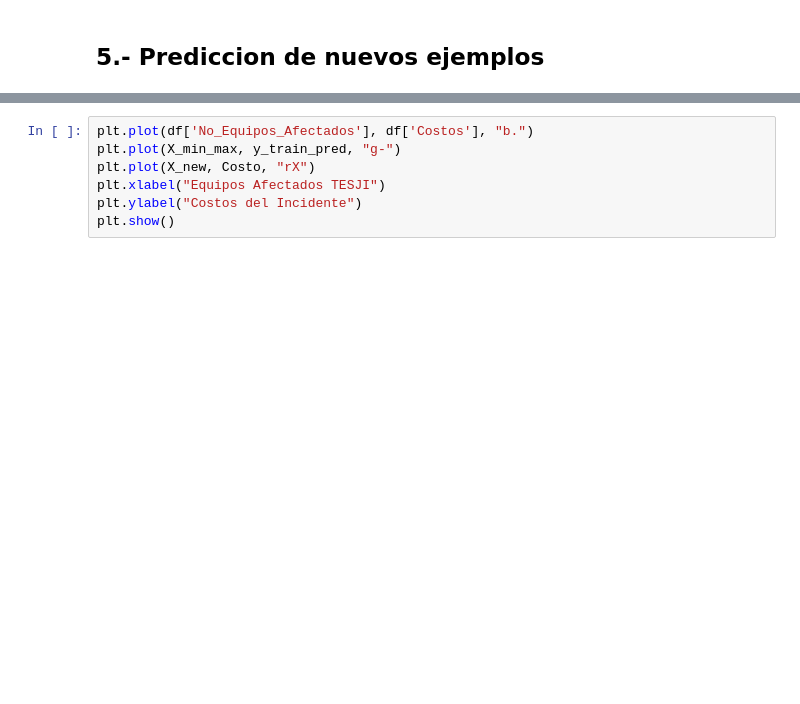
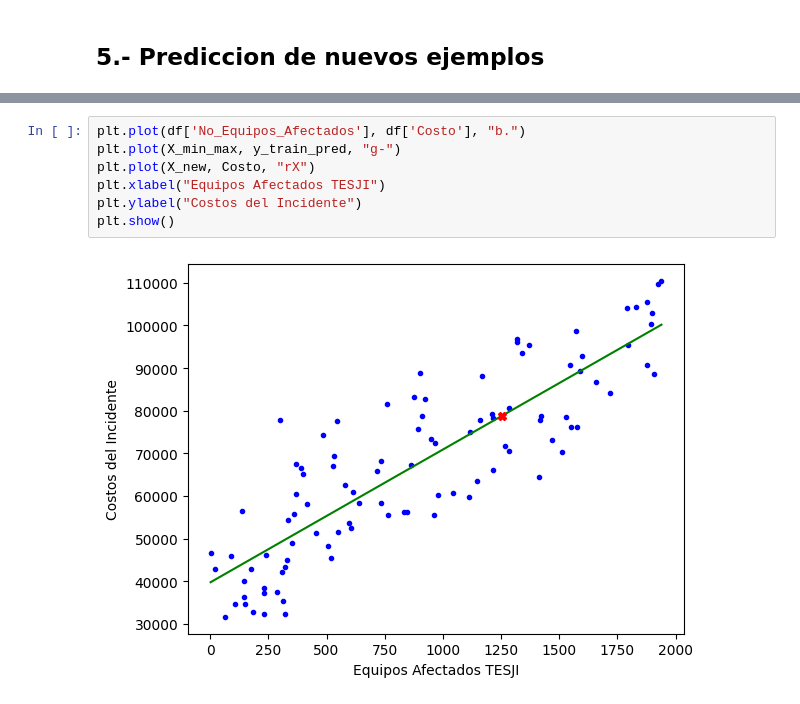
Before and after one commit to itsFDavid/Simulacion, a Jupyter notebook: 04-Regresion_Lineal/04-Regresion_Lineal.ipynb, the cells around one changed output, grey strips where cells are left out. Cells and saved outputs as stored; diff of their text form; blank space fills up the shorter version.

```diff
--- a/04-Regresion_Lineal/04-Regresion_Lineal.ipynb
+++ b/04-Regresion_Lineal/04-Regresion_Lineal.ipynb
@@ -128,7 +134,9 @@ print("EL costo de incidente seria: $", int(Costo[0]))
 # %%
-plt.plot(df['No_Equipos_Afectados'], df['Costos'], "b.")
+plt.plot(df['No_Equipos_Afectados'], df['Costo'], "b.")
 plt.plot(X_min_max, y_train_pred, "g-")
 plt.plot(X_new, Costo, "rX")
 plt.xlabel("Equipos Afectados TESJI")
 plt.ylabel("Costos del Incidente")
 plt.show()
+# %% [output]
+[figure, added]
```
Also changed, not shown: parts of 11 cells of this notebook.
